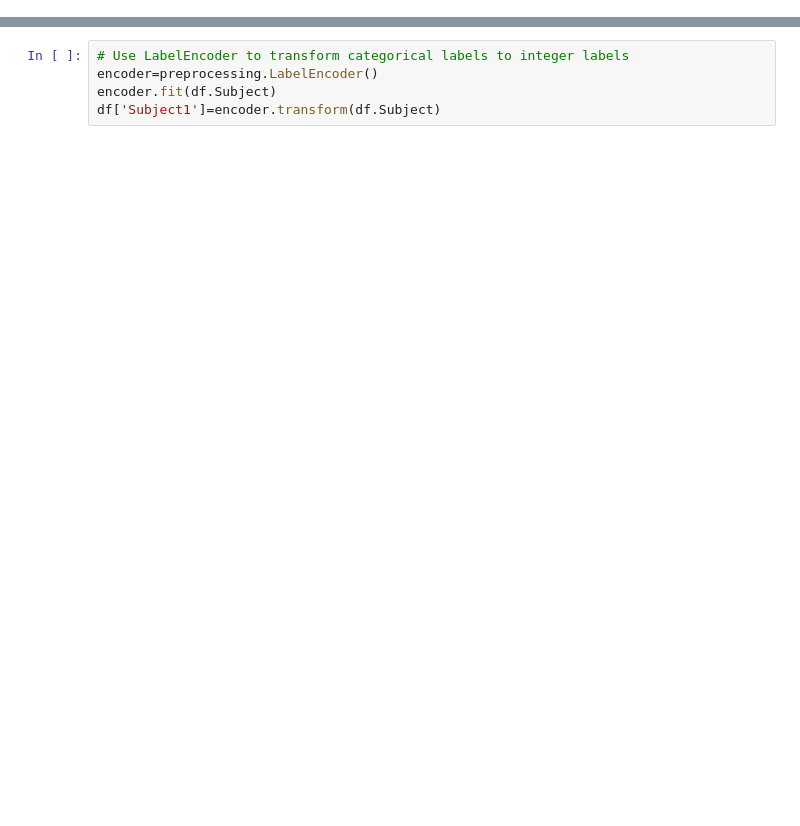
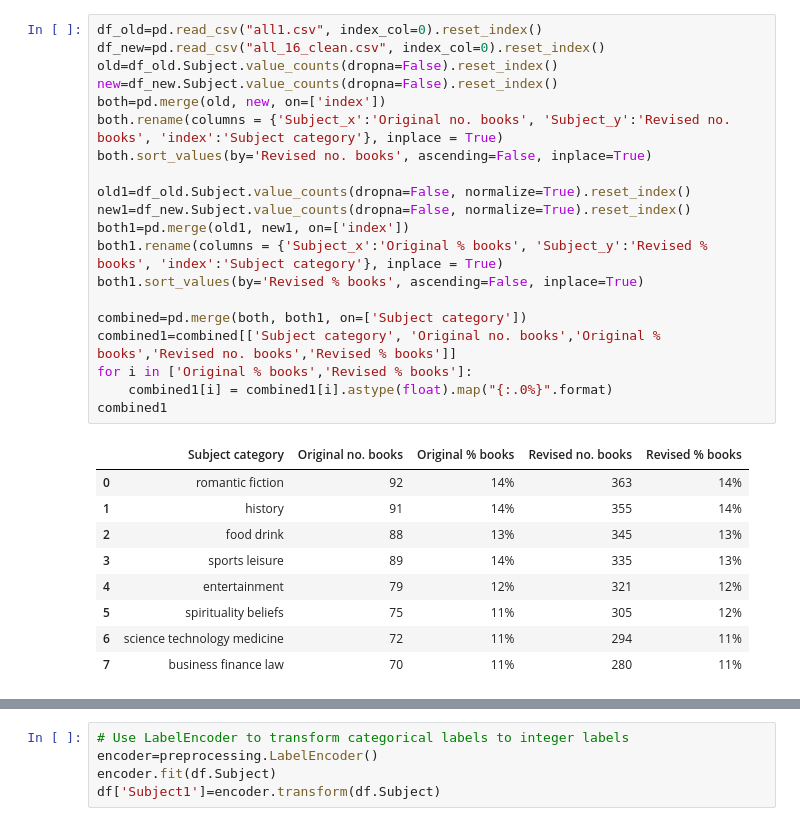
Before and after one commit to jm-training/DSM020-CW2, a Jupyter notebook: DSM020 CW2 - Judging a book by its synopsis.ipynb, the cells around one changed output, grey strips where cells are left out. Saved outputs shown, nothing was run; the diff lists cells and outputs as text; blank space fills up the shorter version.

```diff
--- a/DSM020 CW2 - Judging a book by its synopsis.ipynb
+++ b/DSM020 CW2 - Judging a book by its synopsis.ipynb
@@ -36,0 +124,30 @@ The majority class represents a 23% of the whole dataset. For that reason, that
+# %%
+df_old=pd.read_csv("all1.csv", index_col=0).reset_index()
+df_new=pd.read_csv("all_16_clean.csv", index_col=0).reset_index()
+old=df_old.Subject.value_counts(dropna=False).reset_index()
+new=df_new.Subject.value_counts(dropna=False).reset_index()
+both=pd.merge(old, new, on=['index'])
+both.rename(columns = {'Subject_x':'Original no. books', 'Subject_y':'Revised no. books', 'index':'Subject category'}, inplace = True)
+both.sort_values(by='Revised no. books', ascending=False, inplace=True)
+
+old1=df_old.Subject.value_counts(dropna=False, normalize=True).reset_index()
+new1=df_new.Subject.value_counts(dropna=False, normalize=True).reset_index()
+both1=pd.merge(old1, new1, on=['index'])
+both1.rename(columns = {'Subject_x':'Original % books', 'Subject_y':'Revised % books', 'index':'Subject category'}, inplace = True)
+both1.sort_values(by='Revised % books', ascending=False, inplace=True)
+
+combined=pd.merge(both, both1, on=['Subject category'])
+combined1=combined[['Subject category', 'Original no. books','Original % books','Revised no. books','Revised % books']]
+for i in ['Original % books','Revised % books']:
+    combined1[i] = combined1[i].astype(float).map("{:.0%}".format)
+combined1
+# %% [output]
+|  | Subject category | Original no. books | Original % books | Revised no. books | Revised % books |
+| 0 | romantic fiction | 92 | 14% | 363 | 14% |
+| 1 | history | 91 | 14% | 355 | 14% |
+| 2 | food drink | 88 | 13% | 345 | 13% |
+| 3 | sports leisure | 89 | 14% | 335 | 13% |
+| 4 | entertainment | 79 | 12% | 321 | 12% |
+| 5 | spirituality beliefs | 75 | 11% | 305 | 12% |
+| 6 | science technology medicine | 72 | 11% | 294 | 11% |
+| 7 | business finance law | 70 | 11% | 280 | 11% |
```
Also changed, not shown: parts of 127 cells of this notebook, 30 other files.
